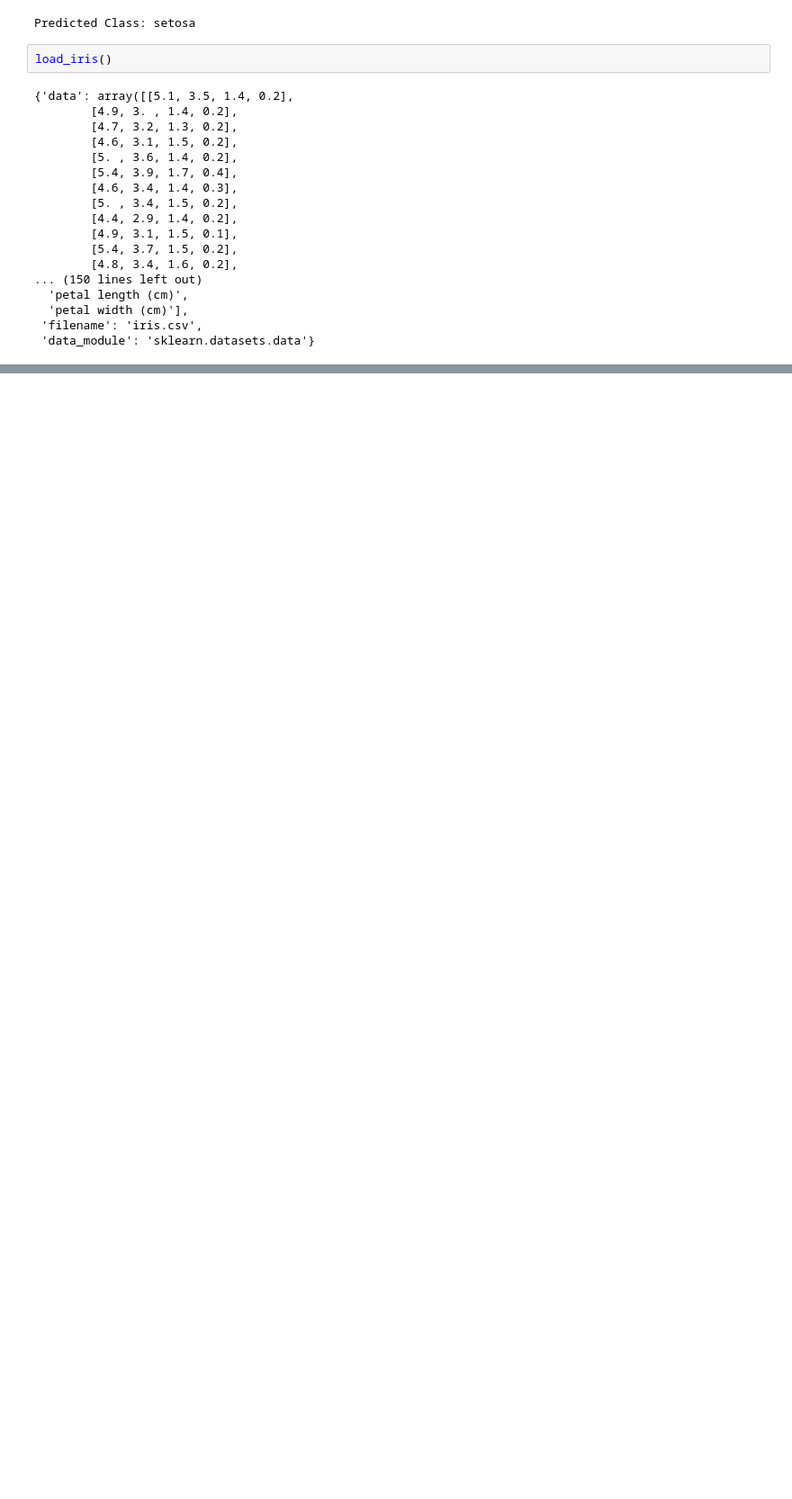
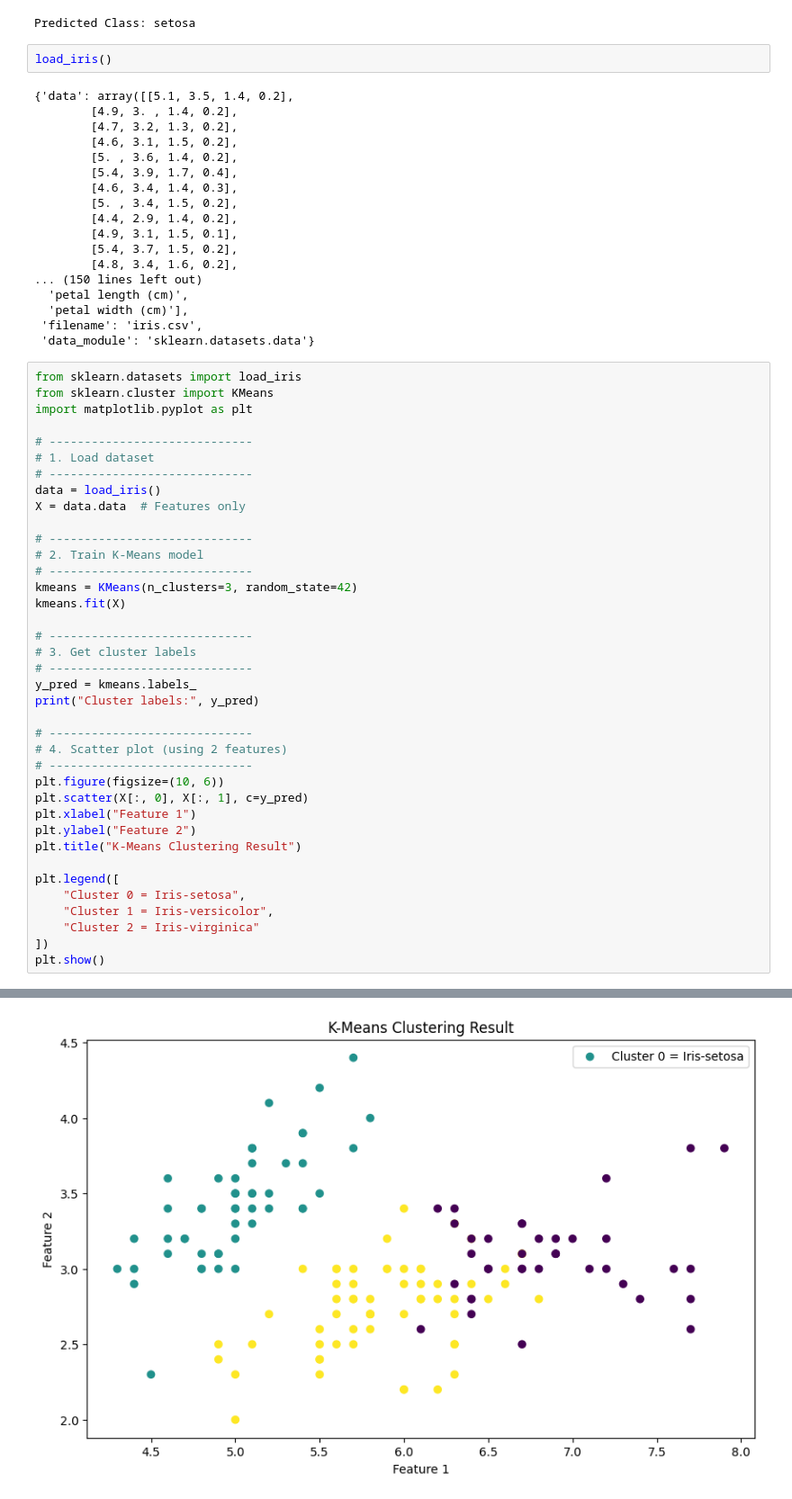
Before and after one commit to Subinkvs/ML_Scikit_Learn, a Jupyter notebook: Juypter_Scikit_Learn.ipynb, the cells around one changed output, grey strips where cells are left out. Shown at 90% size. Cells and saved outputs as stored; diff of their text form; blank space fills up the shorter version.

Commit message:
added kmeans and PCA

```diff
--- a/Juypter_Scikit_Learn.ipynb
+++ b/Juypter_Scikit_Learn.ipynb
@@ -319,3 +320,42 @@ load_iris()
   'petal width (cm)'],
  'filename': 'iris.csv',
  'data_module': 'sklearn.datasets.data'}
+# %%
+from sklearn.datasets import load_iris
+from sklearn.cluster import KMeans
+import matplotlib.pyplot as plt
+
+# -----------------------------
+# 1. Load dataset
+# -----------------------------
+data = load_iris()
+X = data.data  # Features only
+
+# -----------------------------
+# 2. Train K-Means model
+# -----------------------------
+kmeans = KMeans(n_clusters=3, random_state=42)
+kmeans.fit(X)
+
+# -----------------------------
+# 3. Get cluster labels
+# -----------------------------
+y_pred = kmeans.labels_
+print("Cluster labels:", y_pred)
+
+# -----------------------------
+# 4. Scatter plot (using 2 features)
+# -----------------------------
+plt.figure(figsize=(10, 6))
+plt.scatter(X[:, 0], X[:, 1], c=y_pred)
+plt.xlabel("Feature 1")
+plt.ylabel("Feature 2")
+plt.title("K-Means Clustering Result")
+
+plt.legend([
+    "Cluster 0 = Iris-setosa",
+    "Cluster 1 = Iris-versicolor",
+    "Cluster 2 = Iris-virginica"
+])
+plt.show()
+# %% [output]
@@ -321,0 +367 @@ load_iris()
+[figure, added]
```
Also changed, not shown: parts of 13 cells of this notebook.
